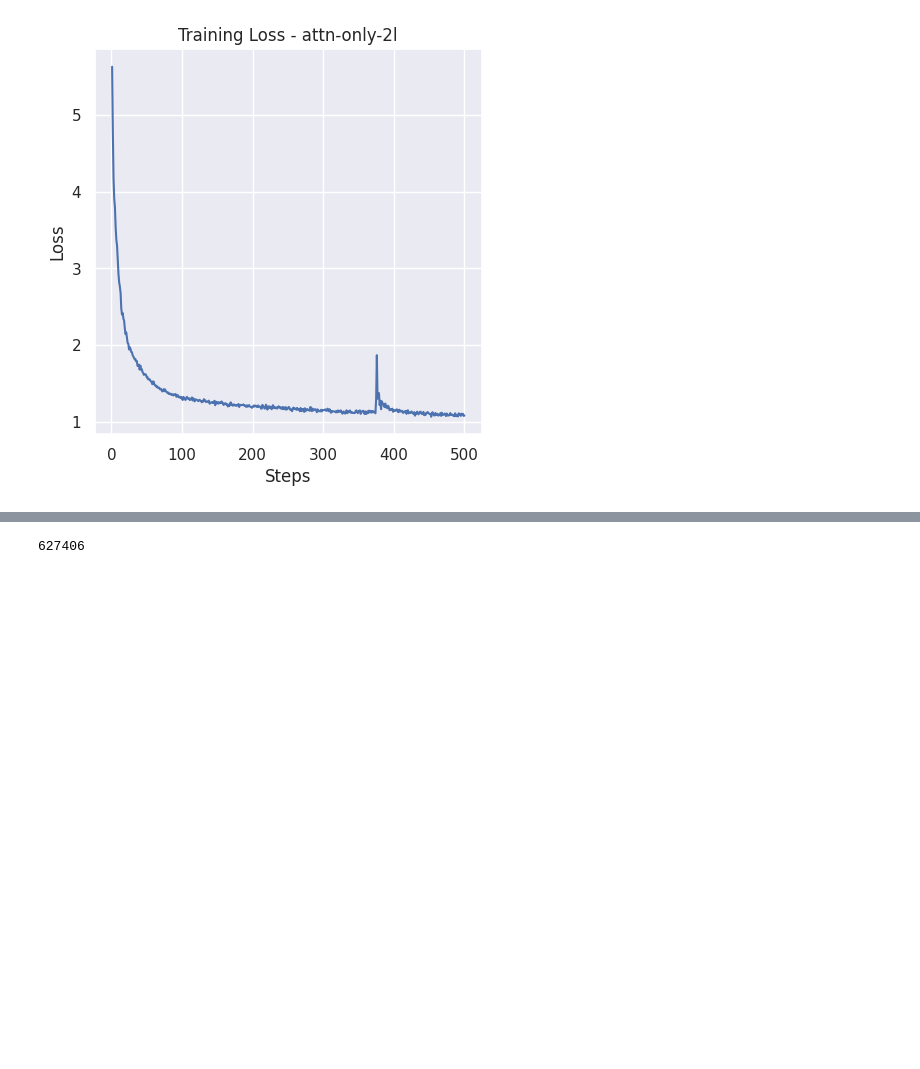
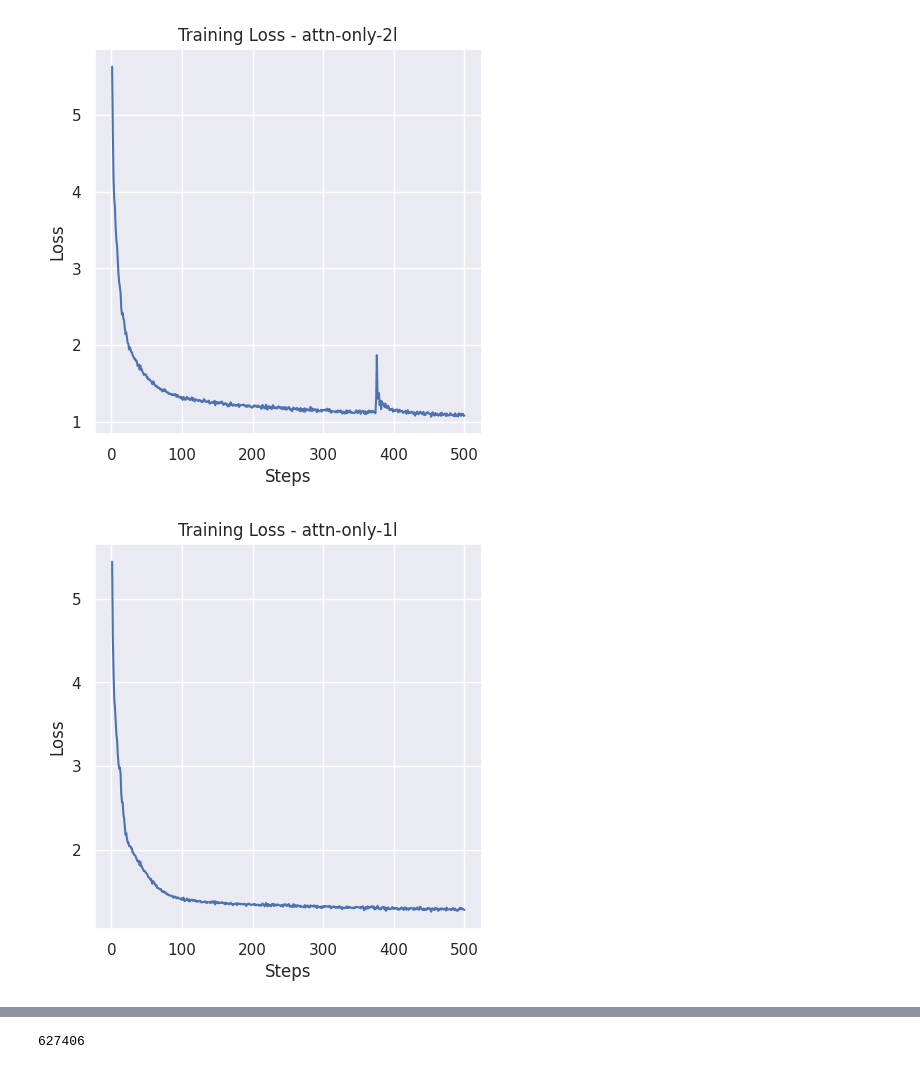
Before and after one commit to sudiptog81/llm-training-dynamics, a Jupyter notebook: TrainingDynamics-attn-only-2l.ipynb, the cells around one changed output, grey strips where cells are left out. Saved outputs shown, nothing was run; the diff lists cells and outputs as text; code cells hidden in the pictures; blank space fills up the shorter version.

```diff
--- a/TrainingDynamics-attn-only-2l.ipynb
+++ b/TrainingDynamics-attn-only-2l.ipynb
@@ -346,3 +340,11 @@ sns.lineplot(x=range(1,500+1), y=train_losses[:500])
 plt.show()
 # %% [output]
 [figure]
+# %%
+plt.title("Training Loss - " + MODEL)
+plt.xlabel("Steps")
+plt.ylabel("Loss")
+sns.lineplot(x=range(1,500+1), y=train_losses[:500])
+plt.show()
+# %% [output]
+[figure, added]
```
Also changed, not shown: parts of 5 cells of this notebook, 1 other file.
